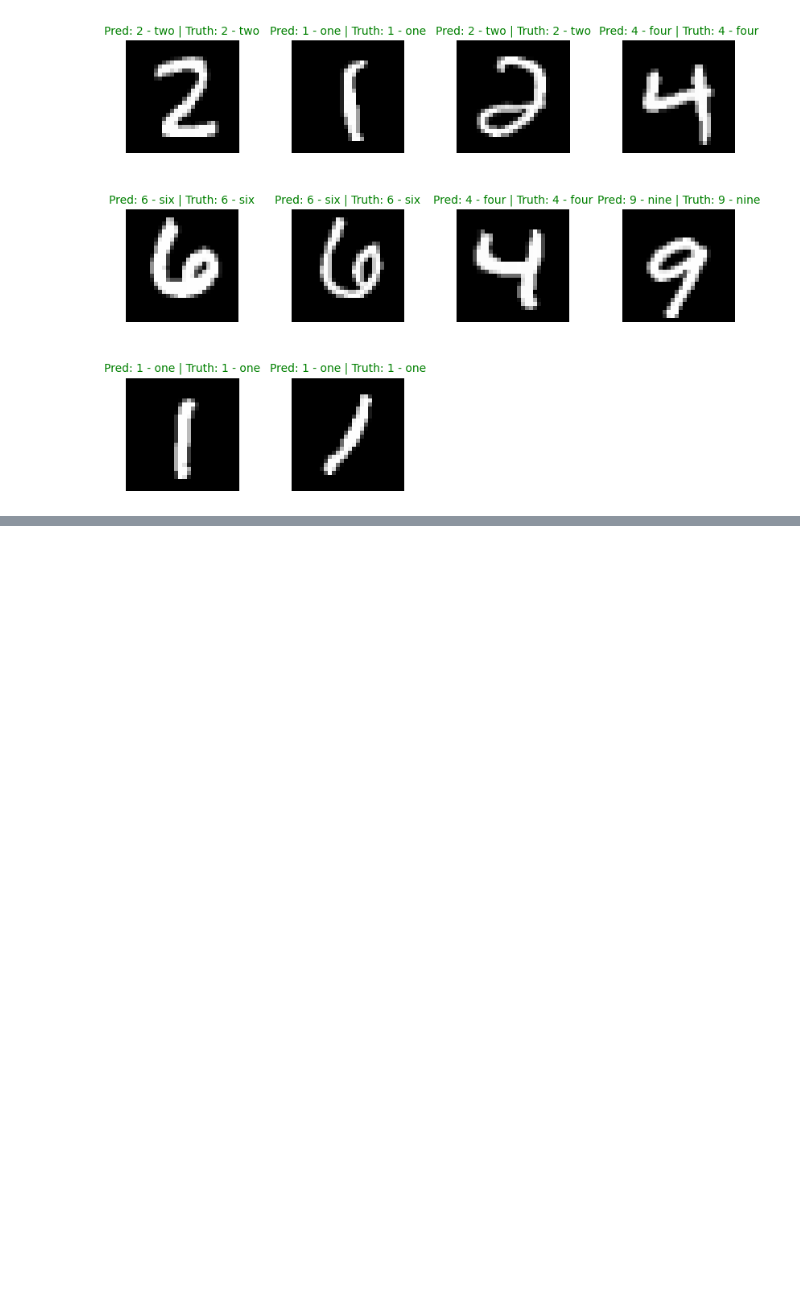
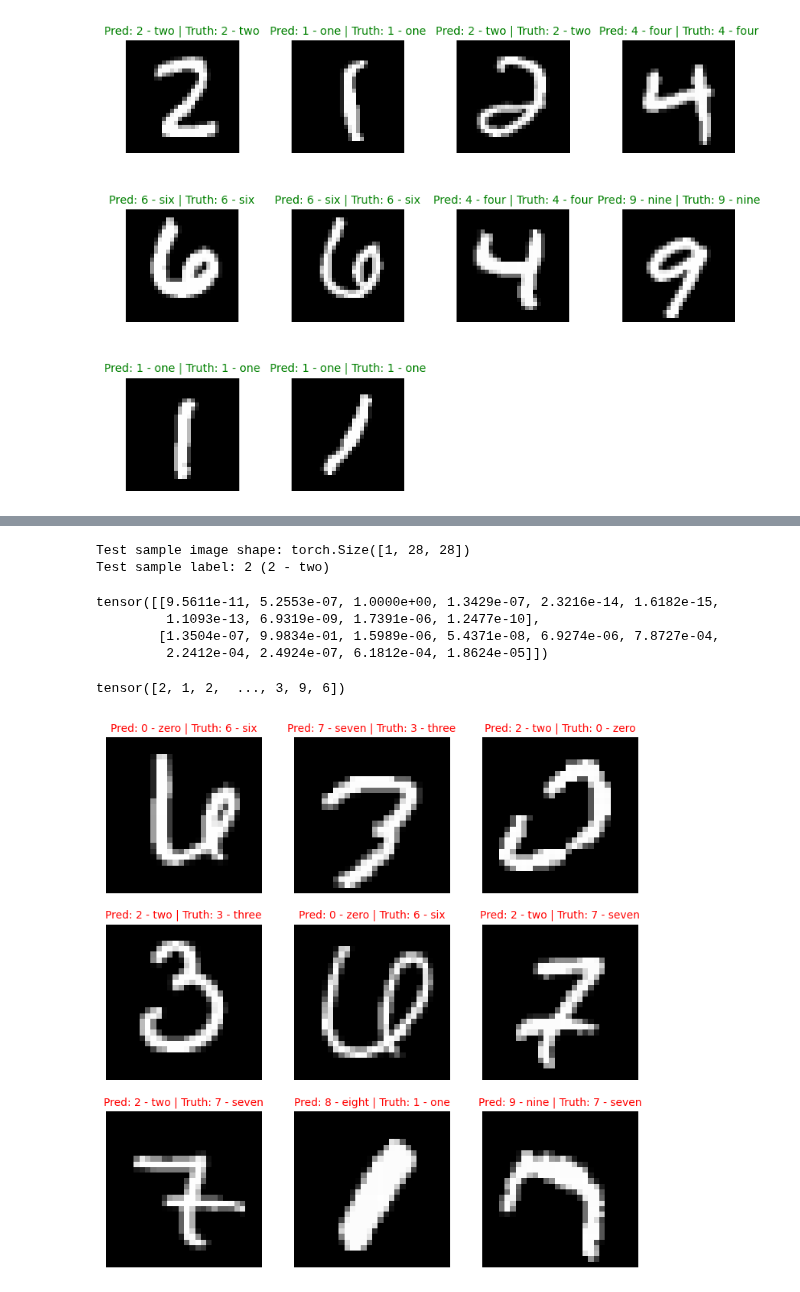
Before and after one commit to khangsheng1/Learning-PyTorch, a Jupyter notebook: LearnPyTorch_IO/03_PyTorch_Computer_Vision_Exercises.ipynb, the cells around one changed output, grey strips where cells are left out. Cells and saved outputs as stored; diff of their text form; code cells hidden in the pictures; blank space fills up the shorter version.

```diff
--- a/LearnPyTorch_IO/03_PyTorch_Computer_Vision_Exercises.ipynb
+++ b/LearnPyTorch_IO/03_PyTorch_Computer_Vision_Exercises.ipynb
@@ -455,0 +545,72 @@ plt.show()
+# %%
+random.seed(42)
+test_samples = []
+test_labels = []
+for sample, label in random.sample(list(test_data_MNIST), k=9000):
+    test_samples.append(sample)
+    test_labels.append(label)
+
+# View the first test sample shape and label
+print(f"Test sample image shape: {test_samples[0].shape}\nTest sample label: {test_labels[0]} ({class_names[test_labels[0]]})")
+# %% [output]
+Test sample image shape: torch.Size([1, 28, 28])
+Test sample label: 2 (2 - two)
+# %%
+# Make predictions on test samples with model 2
+pred_probs = []
+pred_probs= make_predictions(model=model_2_MNIST,
+                             data=test_samples)
+
+# View first two prediction probabilities list
+pred_probs[:2]
+# %% [output]
+tensor([[9.5611e-11, 5.2553e-07, 1.0000e+00, 1.3429e-07, 2.3216e-14, 1.6182e-15,
+         1.1093e-13, 6.9319e-09, 1.7391e-06, 1.2477e-10],
+        [1.3504e-07, 9.9834e-01, 1.5989e-06, 5.4371e-08, 6.9274e-06, 7.8727e-04,
+         2.2412e-04, 2.4924e-07, 6.1812e-04, 1.8624e-05]])
+# %%
+# Turn the prediction probabilities into prediction labels by taking the argmax()
+pred_classes = pred_probs.argmax(dim=1)
+pred_classes
+# %% [output]
+tensor([2, 1, 2,  ..., 3, 9, 6])
+# %%
+import random
+
+# Identify incorrect predictions
+incorrect_indices = [i for i in range(len(test_samples)) if class_names[pred_classes[i]] != class_names[test_labels[i]]]
+
+# Check if there are at least 9 incorrect predictions
+num_samples_to_plot = min(9, len(incorrect_indices))
+
+if num_samples_to_plot > 0:
+    # Randomly select 9 (or fewer if there are less than 9) incorrect predictions
+    selected_indices = random.sample(incorrect_indices, num_samples_to_plot)
+
+    # Plot selected incorrect predictions
+    plt.figure(figsize=(9, 9))
+    nrows = 3
+    ncols = 3
+
+    for plot_idx, sample_idx in enumerate(selected_indices):
+        # Get the test sample and labels
+        sample = test_samples[sample_idx]
+        pred_label = class_names[pred_classes[sample_idx]]
+        truth_label = class_names[test_labels[sample_idx]]
+
+        # Create a subplot
+        plt.subplot(nrows, ncols, plot_idx + 1)
+
+        # Plot the image
+        plt.imshow(sample.squeeze(), cmap="gray")
+
+        # Set the title with red color for incorrect prediction
+        title_text = f"Pred: {pred_label} | Truth: {truth_label}"
+        plt.title(title_text, fontsize=10, c="r")
+        plt.axis(False)
+
+    plt.show()
+else:
+    print("No incorrect predictions found.")
+# %% [output]
+[figure, added]
```
Also changed, not shown: parts of 8 cells of this notebook.
